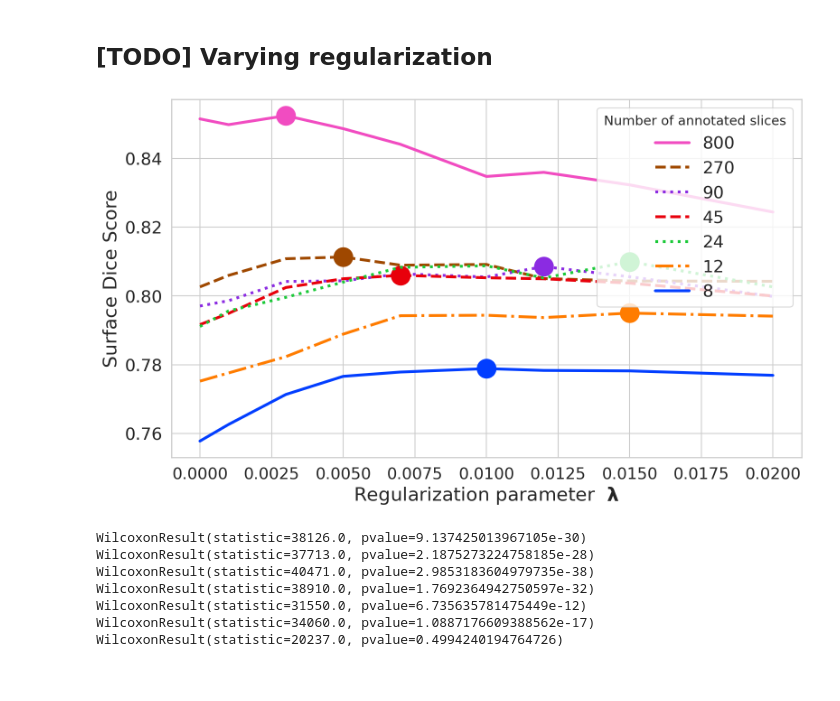
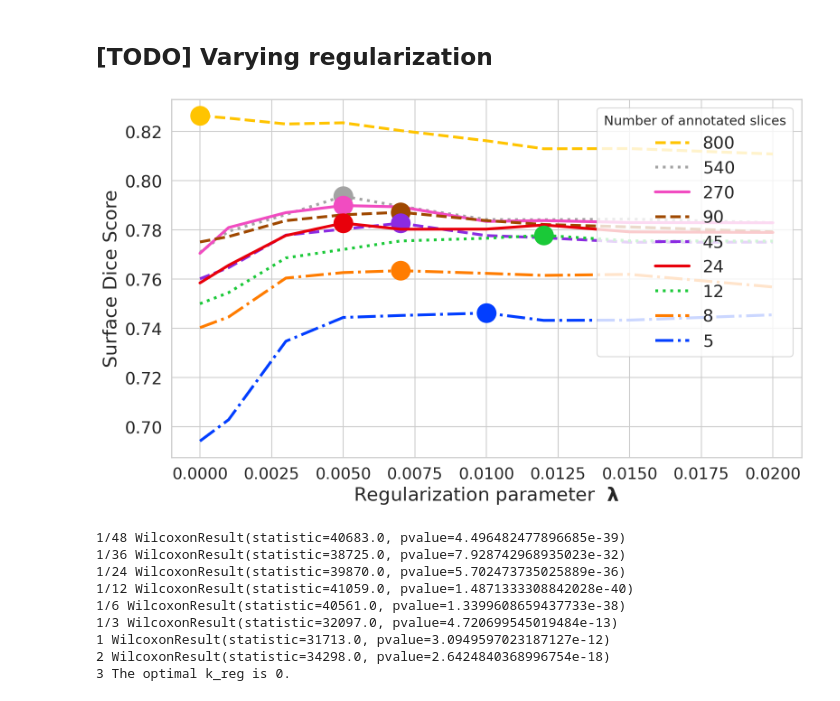
Before and after one commit to neuro-ml/domain_shift_anatomy, a Jupyter notebook: notebooks/results/spottune_performance.ipynb, the cells around one changed output. Drawn from its saved outputs; the diff is of its cells as text; code cells hidden in the pictures.

```diff
--- a/notebooks/results/spottune_performance.ipynb
+++ b/notebooks/results/spottune_performance.ipynb
@@ -74,7 +75,7 @@ def load_dice_stack_oracle(n, n_folds=6):
         dices = {}
         for j in range(3):
             dices = {**dices, **load(exp_oracle / f'experiment_{i_cv * 3 + j}/test_metrics/sdice_score.json')}
-        pair_ids = sorted(list(load(exp_stack_base /
+        pair_ids = sorted(list(load(exp_stack_finetune /
             f'{n2folder[n]}/posttrain/experiment_{i}/test_metrics/sdice_score.json'
         ).keys()))
         stack.append(np.array([dices[_id] for _id in pair_ids]))
@@ -83,7 +84,7 @@ def load_dice_stack_oracle(n, n_folds=6):
 d_oracle = {n: {e: load_dice_stack_oracle(n) for e in exps} for n in groups}
 # %%
 def load_dice_stack(exp, n, n_folds=6):
-    path = str(exp_stack_base / n2folder[n] / exp / 'experiment_{}/test_metrics/sdice_score.json')
+    path = str(exp_stack_finetune / n2folder[n] / exp / 'experiment_{}/test_metrics/sdice_score.json')
 
     stack = []
     for i in range(n_folds * (n_folds - 1)):
@@ -250,52 +251,66 @@ global_mean_b
 ## [TODO] Varying regularization
 # %%
 k_regs = [0, 0.001, 0.003, 0.005, 0.007, 0.01, 0.012, 0.015, 0.02]
+k_regs = {0: '0', 0.001: '0_001', 0.003: '0_003', 0.005: '0_005',
+          0.007: '0_007', 0.01: '0_01', 0.012: '0_012', 0.015: '0_015', 0.02: '0_02'}
+# k_reg_path_template = \
+# '/gpfs/data/gpfs0/i.zakazov/experiments/spottune/{}/layerwise5pairs/spottune/k_{}/experiment_{}/test_metrics/sdice_score.json'
 k_reg_path_template = \
-'/gpfs/data/gpfs0/i.zakazov/experiments/spottune/{}/layerwise5pairs/spottune/k_{}/experiment_{}/test_metrics/sdice_score.json'
+'/gpfs/data/gpfs0/b.shirokikh/experiments/da/miccai2021_spottune/k_reg/k_{}/{}/experiment_{}/test_metrics/sdice_score.json'
+k_reg_path_template_new = \
+'/gpfs/data/gpfs0/b.shirokikh/experiments/da/miccai2021_spottune/k_reg/k_{}/{}_new/experiment_{}/test_metrics/sdice_score.json'
 # %%
 sdices, sdices_mean = defaultdict(list), defaultdict(list)
 for n in groups:
-    for k in k_regs:
+    for k in list(k_regs.values()):
         sdsc = {}
         for i in range(5):  # n_val
-            sdsc = {**sdsc, **load(k_reg_path_template.format(n2folder[n], k, i))}
+            try:
+                sdsc = {**sdsc, **load(k_reg_path_template_new.format(k, n2folder[n], i))}
+            except FileNotFoundError:
+                sdsc = {**sdsc, **load(k_reg_path_template.format(k, n2folder[n], i))}
         sdices_mean[n].append(np.mean(list(sdsc.values())))
         sdices[n].append(list(sdsc.values()))
 # %%
 sns.set(style="whitegrid", palette="pastel", color_codes=True);
 # sns.set(palette="pastel", color_codes=True);
 
 fig, ax = plt.subplots(figsize=(12, 7), dpi=150)
 
 ax = plt.gca()
 ax.set_ylabel('Surface Dice Score', fontsize=20)
 
 # plt.xlabel('# of images to train on', fontsize=20)
 ax.set_xlabel('Regularization parameter  $\mathbf{\lambda}$', fontsize=20)
 plt.xticks(fontsize=17)
 plt.yticks(fontsize=18)
 
 colors = sns.color_palette("bright", n_colors=len(sdices))
-lss = ('-', '-.', ':', '--', ':', '--', '-',)
+lss = ('-.', '-.', ':', '-', '--', '--', '-', ':', '--')
 
 for i, (ls ,c, (n, arr)) in enumerate(zip(lss[::-1], colors[::-1], list(sdices_mean.items())[::-1])):
     a = np.argmax(arr)
-    ax.plot(k_regs, arr, linewidth=3, label=n2label[n], color=c, linestyle=ls)
-    ax.plot(k_regs[a], arr[a], 'o', color=c, markersize=20)
+    ax.plot(list(k_regs.keys()), arr, linewidth=3, label=n2label[n], color=c, linestyle=ls)
+    ax.plot(list(k_regs.keys())[a], arr[a], 'o', color=c, markersize=20)
 
 plt.legend(loc='upper right', fontsize=18, title='Number of annotated slices', title_fontsize=14)
 plt.show()
 # %% [output]
-[figure, old version]
+[figure, new version]
 # %%
 for n, arr in sdices_mean.items():
     a_top = np.argsort(arr)[-1]
-    print(wilcoxon(sdices[n][a_top], sdices[n][0], alternative='greater'))
+    try:
+        print(n, wilcoxon(sdices[n][a_top], sdices[n][0], alternative='greater'))
+    except ValueError:
+        print(n, "The optimal k_reg is 0.")
 # %% [output]
-WilcoxonResult(statistic=38126.0, pvalue=9.137425013967105e-30)
-WilcoxonResult(statistic=37713.0, pvalue=2.1875273224758185e-28)
-WilcoxonResult(statistic=40471.0, pvalue=2.9853183604979735e-38)
-WilcoxonResult(statistic=38910.0, pvalue=1.7692364942750597e-32)
-WilcoxonResult(statistic=31550.0, pvalue=6.735635781475449e-12)
-WilcoxonResult(statistic=34060.0, pvalue=1.0887176609388562e-17)
-WilcoxonResult(statistic=20237.0, pvalue=0.4994240194764726)
+1/48 WilcoxonResult(statistic=40683.0, pvalue=4.496482477896685e-39)
+1/36 WilcoxonResult(statistic=38725.0, pvalue=7.928742968935023e-32)
+1/24 WilcoxonResult(statistic=39870.0, pvalue=5.702473735025889e-36)
+1/12 WilcoxonResult(statistic=41059.0, pvalue=1.4871333308842028e-40)
+1/6 WilcoxonResult(statistic=40561.0, pvalue=1.3399608659437733e-38)
+1/3 WilcoxonResult(statistic=32097.0, pvalue=4.720699545019484e-13)
+1 WilcoxonResult(statistic=31713.0, pvalue=3.0949597023187127e-12)
+2 WilcoxonResult(statistic=34298.0, pvalue=2.6424840368996754e-18)
+3 The optimal k_reg is 0.
```
Also changed, not shown: parts of 11 cells of this notebook, 4 other files.
